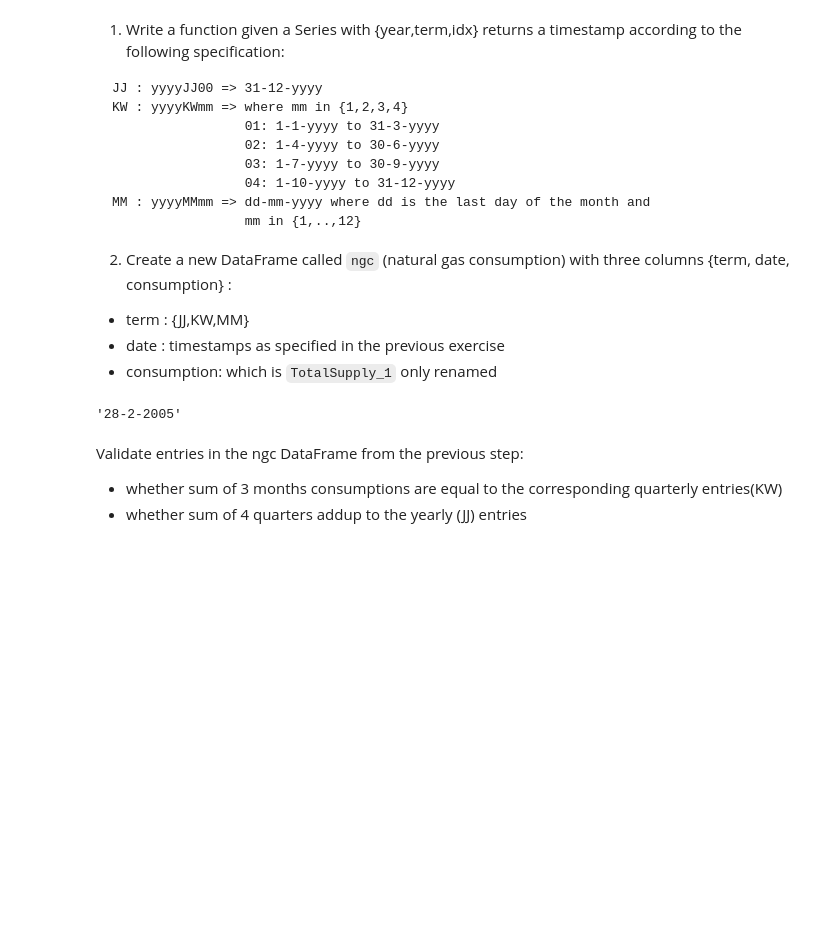
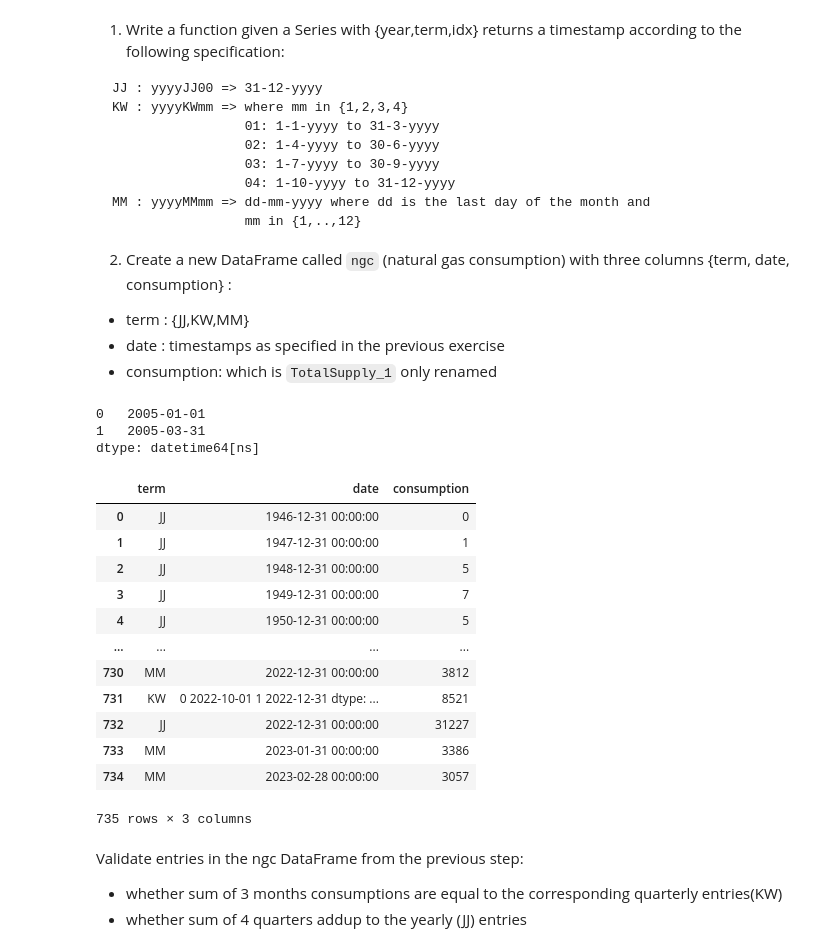
Before and after one commit to LUMC/EfDS, a Jupyter notebook: 07_pd/pd_exercises.ipynb, the cells around one changed output. Saved outputs shown, nothing was run; the diff lists cells and outputs as text; code cells hidden in the pictures; blank space fills up the shorter version.

```diff
--- a/07_pd/pd_exercises.ipynb
+++ b/07_pd/pd_exercises.ipynb
@@ -229,31 +226,74 @@ MM : yyyyMMmm => dd-mm-yyyy where dd is the last day of the month and
 - consumption: which is `TotalSupply_1` only renamed
 # %%
 # ...
-s = pd.Series([2005,"MM",2])
-s[0]
-df2 = df.loc[df.year == s[0]]
-s[1]
-df2['term'].isin([s[1]]).any()
-df2.loc[df2.term == s[1]]
-"-".join(str(x) for x in [1,2,'a'])
-def get_time(series1):
+s1 = pd.Series([2005,"KW",1])
+# s1 = df.iloc[1].drop("TotalSupply_1")
+s1[0]
+# df2 = df.loc[df.year == s[0]]
+s1[1]
+# df2['term'].isin([s[1]]).any()
+# df2.loc[df2.term == s[1]]
+# "-".join(str(x) for x in [1,2,'a'])
+def get_time(s):
     quart = [("1-1-","31-3-"),("1-4-","30-6-"),("1-7-","30-9-"),("1-10-","31-12-")]
     mon_end = [31,28,31,30,31,30,30,31,30,31,30,31]
     if s[1] == "JJ" and s[2]==0:
-        return f"31-12-{s[0]}"
+        return pd.to_datetime(f"31-12-{s[0]}",format="%d-%m-%Y")
     elif s[1] == "KW" and s[2] in [1,2,3,4]:
-        return f"{quart[s[2]-1][0]}{s[0]} to {quart[s[2]-1][1]}{s[0]}"
-    elif s[1] == "MM":
+        return pd.to_datetime(pd.Series([f"{quart[s[2]-1][0]}{s[0]}",f"{quart[s[2]-1][1]}{s[0]}"]),format="%d-%m-%Y")
+    elif s[1] == "MM" and s[2] in list(range(1,13)):
         if s[2] == 2:
             if (s[0]%4==0 and s[0]%100!=0) or s[0]%400==0:
                 return f"29-{s[2]}-{s[0]}"
-        return f"{mon_end[s[2]-1]}-{s[2]}-{s[0]}"
+        return pd.to_datetime(f"{mon_end[s[2]-1]}-{s[2]}-{s[0]}",format="%d-%m-%Y")
     else:
-        return "some terms are wrong"
-get_time(s)
+        raise Exception("Some Terms are wrong")
+get_time(s1)
+
 # s.isin([0]).any()
 # %% [output]
-'28-2-2005'
+0   2005-01-01
+1   2005-03-31
+dtype: datetime64[ns]
+# %%
+# df.iloc[1].drop("TotalSupply_1")
+# df.iloc[700,3]
+# df2 =  df[(df.term=="JJ")]
+
+lis1 = []
+# term1 = df2.iloc[0].drop("TotalSupply_1")
+# term1
+# lis1.append([term1,get_time(term1),df2.iloc[0,3]])
+# lis1
+
+pd.DataFrame(lis1,columns=['term', 'date','consumption'])
+for i in df.index:
+    # print(i)
+    term1 = df.iloc[i].drop("TotalSupply_1")
+    term = term1[1]
+    date1 = get_time(term1)
+    com1 = df.iloc[i,3]
+    lis1.append([term,date1,com1])
+pd.DataFrame(lis1,columns=['term', 'date','consumption'])
+
+# lis2 = [[1,2,3],[4,5,6]]
+# pd.DataFrame(lis2)
+# print(len(df2))
+# df2.iloc[76].drop("TotalSupply_1")
+# %% [output]
+|  | term | date | consumption |
+| 0 | JJ | 1946-12-31 00:00:00 | 0 |
+| 1 | JJ | 1947-12-31 00:00:00 | 1 |
+| 2 | JJ | 1948-12-31 00:00:00 | 5 |
+| 3 | JJ | 1949-12-31 00:00:00 | 7 |
+| 4 | JJ | 1950-12-31 00:00:00 | 5 |
+| ... | ... | ... | ... |
+| 730 | MM | 2022-12-31 00:00:00 | 3812 |
+| 731 | KW | 0 2022-10-01 1 2022-12-31 dtype: ... | 8521 |
+| 732 | JJ | 2022-12-31 00:00:00 | 31227 |
+| 733 | MM | 2023-01-31 00:00:00 | 3386 |
+| 734 | MM | 2023-02-28 00:00:00 | 3057 |
+735 rows × 3 columns
 # %% [markdown]
 Validate entries in the ngc DataFrame from the previous step:
 - whether sum of 3 months consumptions are equal to the corresponding quarterly entries(KW)
```
Also changed, not shown: parts of 3 cells of this notebook, 2 other files.
